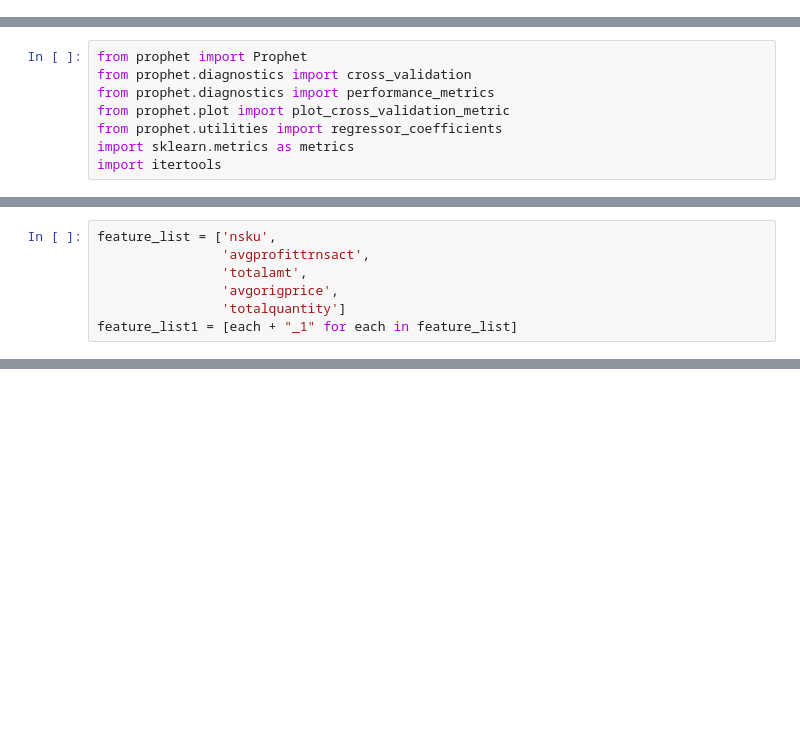
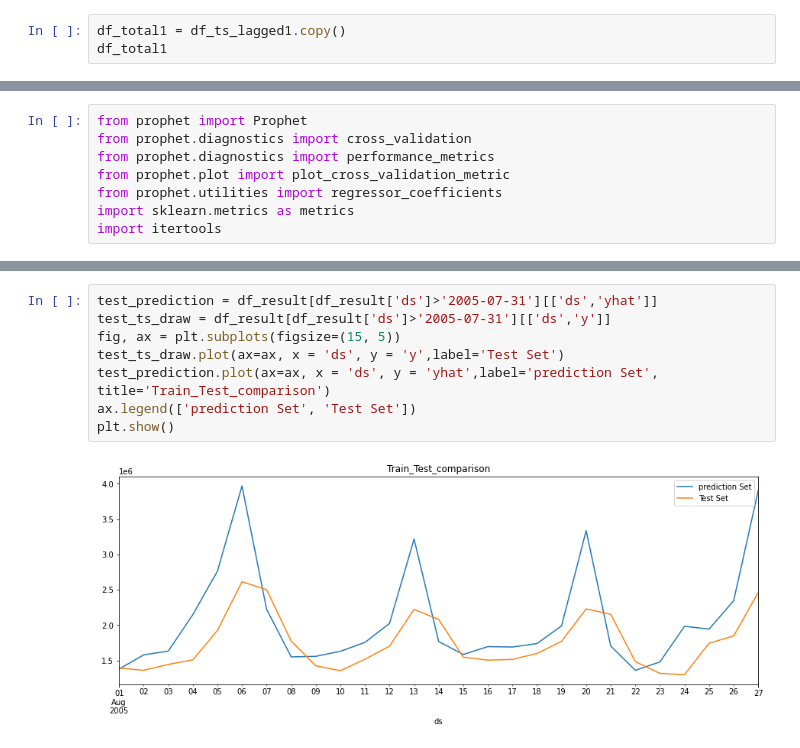
Before and after one commit to ychen595/MSiA_400_G12, a Jupyter notebook: 05_Modeling/Prophet_model.ipynb, the cells around one changed output, grey strips where cells are left out. Saved outputs shown, nothing was run; the diff lists cells and outputs as text; blank space fills up the shorter version.

```diff
--- a/05_Modeling/Prophet_model.ipynb
+++ b/05_Modeling/Prophet_model.ipynb
@@ -258,0 +400,3 @@ plt.show()
+# %%
+df_total1 = df_ts_lagged1.copy()
+df_total1
@@ -607,7 +427,0 @@ m = modeling(df_train,best_params)
-# %%
-feature_list = ['nsku',
-                'avgprofittrnsact',
-                'totalamt',
-                'avgorigprice',
-                'totalquantity']
-feature_list1 = [each + "_1" for each in feature_list]
@@ -727,0 +1238,10 @@ RMSE:  959485.2825
+# %%
+test_prediction = df_result[df_result['ds']>'2005-07-31'][['ds','yhat']]
+test_ts_draw = df_result[df_result['ds']>'2005-07-31'][['ds','y']]
+fig, ax = plt.subplots(figsize=(15, 5))
+test_ts_draw.plot(ax=ax, x = 'ds', y = 'y',label='Test Set')
+test_prediction.plot(ax=ax, x = 'ds', y = 'yhat',label='prediction Set', title='Train_Test_comparison')
+ax.legend(['prediction Set', 'Test Set'])
+plt.show()
+# %% [output]
+[figure, added]
```
Also changed, not shown: parts of 68 cells of this notebook.
